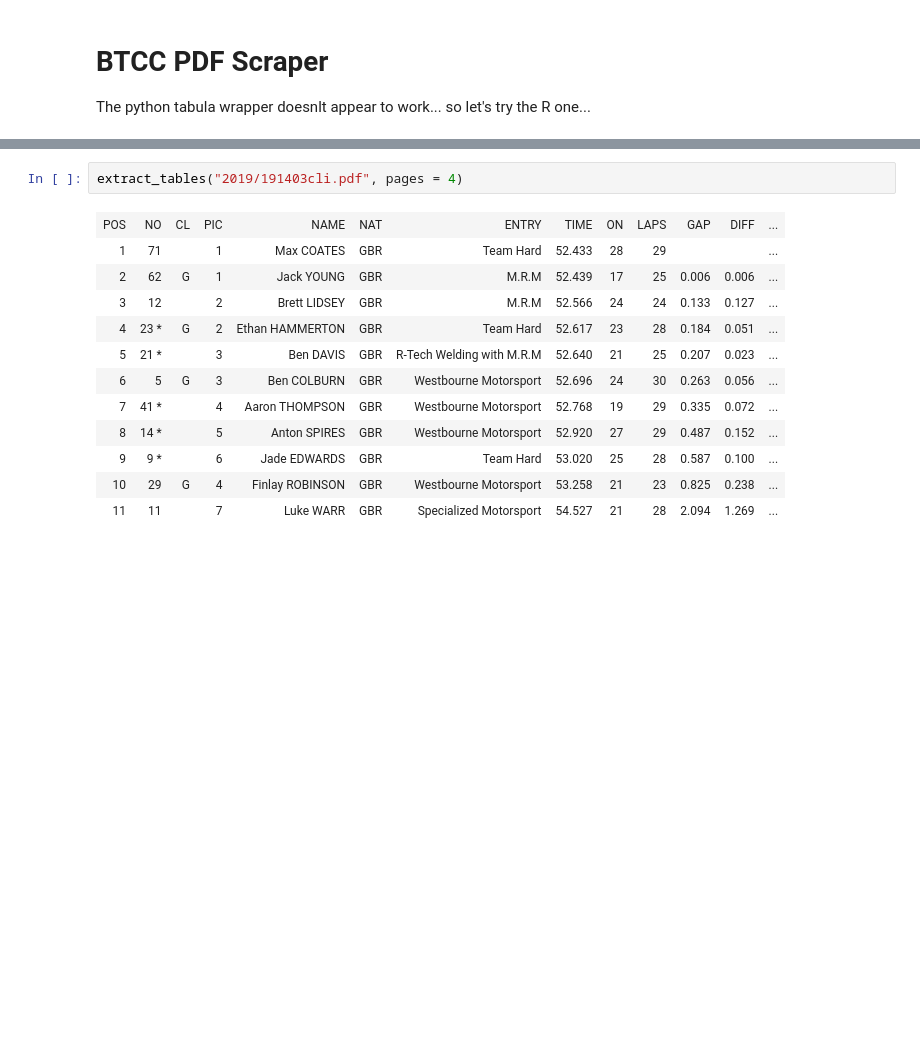
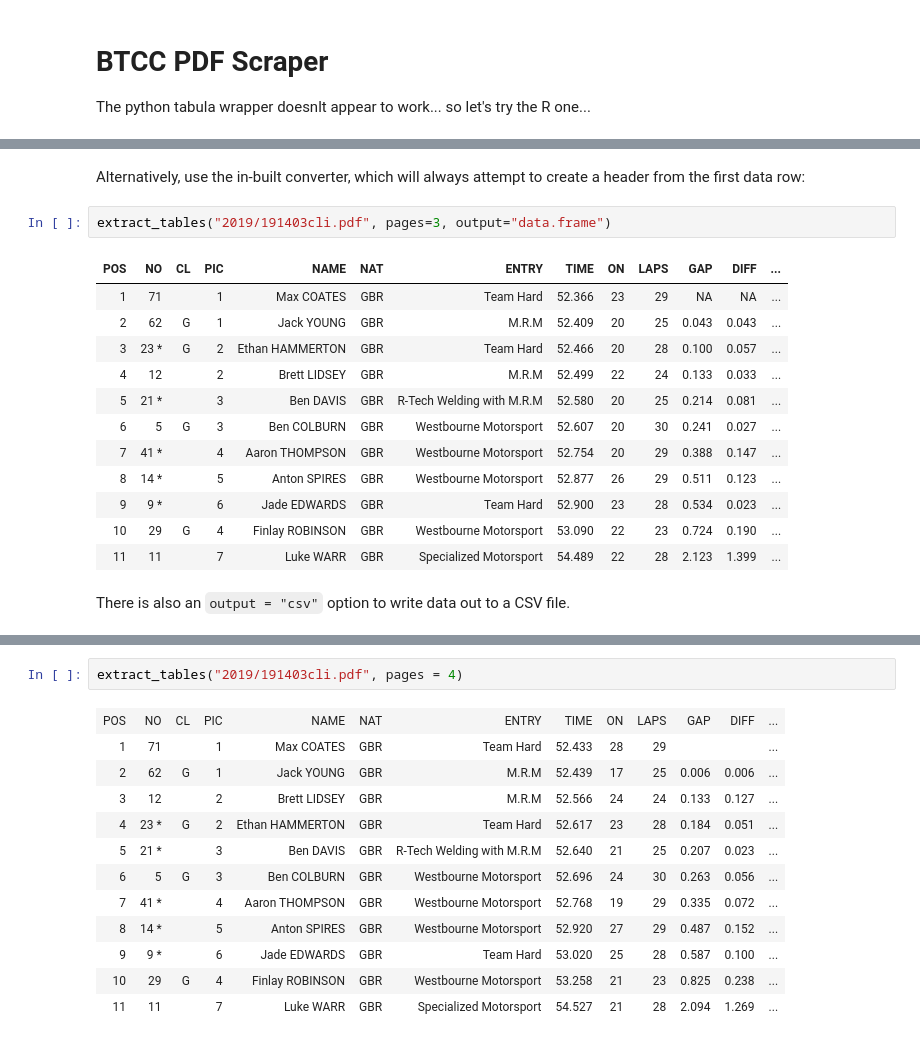
Before and after one commit to f1datajunkie/TSL, a Jupyter notebook: notebooks/BTCC PDF Scraper (R).ipynb, the cells around one changed output, grey strips where cells are left out. Saved outputs shown, nothing was run; the diff lists cells and outputs as text; blank space fills up the shorter version.

```diff
--- a/notebooks/BTCC PDF Scraper (R).ipynb
+++ b/notebooks/BTCC PDF Scraper (R).ipynb
@@ -62,0 +186,19 @@ extract_tables("2019/191403cli.pdf", pages = 3)
+# %% [markdown]
+Alternatively, use the in-built converter, which will always attempt to create a header from the first data row:
+# %%
+extract_tables("2019/191403cli.pdf", pages=3, output="data.frame")
+# %% [output]
+| POS | NO | CL | PIC | NAME | NAT | ENTRY | TIME | ON | LAPS | GAP | DIFF | ... |
+| 1 | 71 |  | 1 | Max COATES | GBR | Team Hard | 52.366 | 23 | 29 | NA | NA | ... |
+| 2 | 62 | G | 1 | Jack YOUNG | GBR | M.R.M | 52.409 | 20 | 25 | 0.043 | 0.043 | ... |
+| 3 | 23 * | G | 2 | Ethan HAMMERTON | GBR | Team Hard | 52.466 | 20 | 28 | 0.100 | 0.057 | ... |
+| 4 | 12 |  | 2 | Brett LIDSEY | GBR | M.R.M | 52.499 | 22 | 24 | 0.133 | 0.033 | ... |
+| 5 | 21 * |  | 3 | Ben DAVIS | GBR | R-Tech Welding with M.R.M | 52.580 | 20 | 25 | 0.214 | 0.081 | ... |
+| 6 | 5 | G | 3 | Ben COLBURN | GBR | Westbourne Motorsport | 52.607 | 20 | 30 | 0.241 | 0.027 | ... |
+| 7 | 41 * |  | 4 | Aaron THOMPSON | GBR | Westbourne Motorsport | 52.754 | 20 | 29 | 0.388 | 0.147 | ... |
+| 8 | 14 * |  | 5 | Anton SPIRES | GBR | Westbourne Motorsport | 52.877 | 26 | 29 | 0.511 | 0.123 | ... |
+| 9 | 9 * |  | 6 | Jade EDWARDS | GBR | Team Hard | 52.900 | 23 | 28 | 0.534 | 0.023 | ... |
+| 10 | 29 | G | 4 | Finlay ROBINSON | GBR | Westbourne Motorsport | 53.090 | 22 | 23 | 0.724 | 0.190 | ... |
+| 11 | 11 |  | 7 | Luke WARR | GBR | Specialized Motorsport | 54.489 | 22 | 28 | 2.123 | 1.399 | ... |
+# %% [markdown]
+There is also an `output = "csv"` option to write data out to a CSV file.
```
Also changed, not shown: parts of 33 cells of this notebook, 1 other file.
